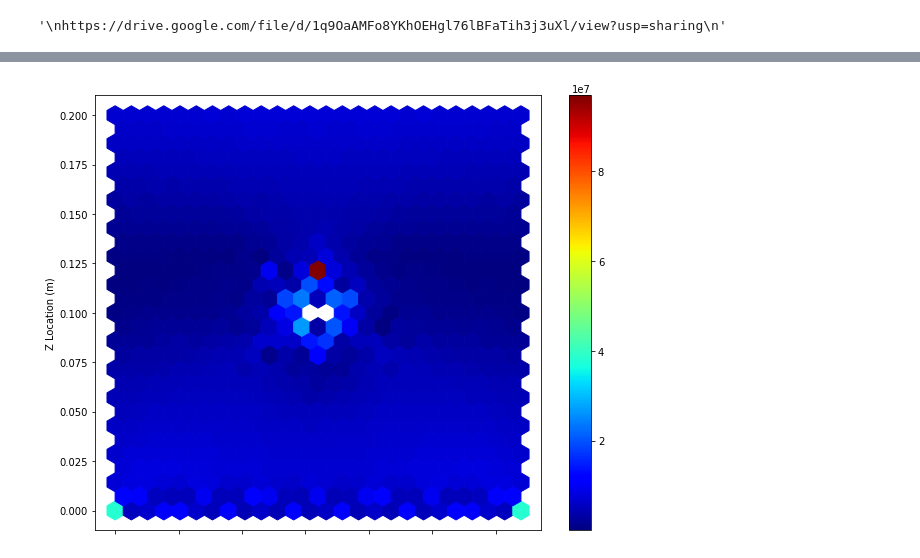
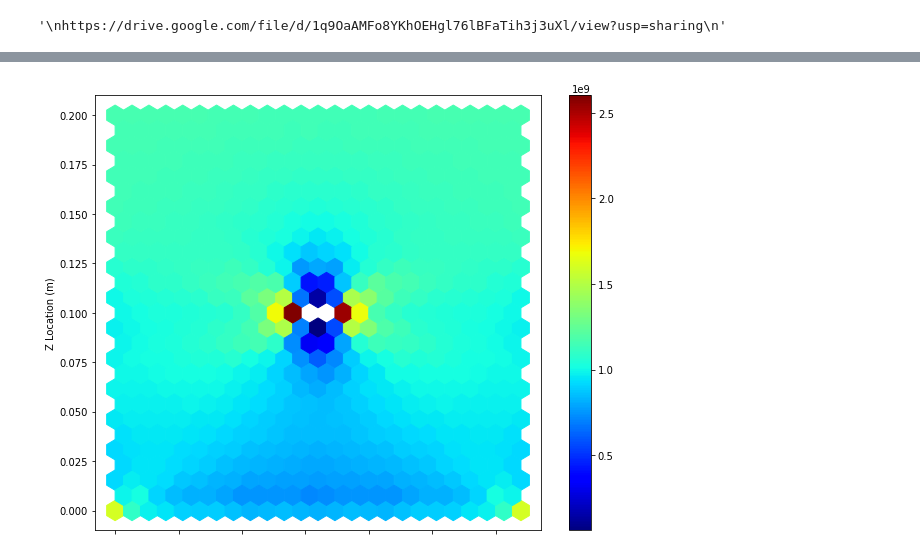
Before and after one commit to platypusjerry/BTP--Data-Driven-Design, a Jupyter notebook: BTP_DDCM.ipynb, the cells around one changed output, grey strips where cells are left out. Drawn from its saved outputs; the diff is of its cells as text; code cells hidden in the pictures.

```diff
--- a/BTP_DDCM.ipynb
+++ b/BTP_DDCM.ipynb
@@ -130,6 +192,9 @@ Pipeline(memory=None,
 # %%
 df_temp_test = df_test[['X Location (m)', 'Y Location (m)', 'Z Location (m)', 'Total Deformation (m)', 'Equivalent Elastic Strain (m/m)']]
 X_test = df_temp_test.to_numpy()
+
+y_test = df_test['Maximum Principal Stress (Pa)']
+y_test = y_test.to_numpy()
 # %%
 pred = reg.predict(X_test)
 pred
@@ -139,5 +210,6 @@ array([1.22818489e+09, 1.22178898e+09, 1.22818492e+09, ...,
 # %%
 xd = pd.DataFrame(data=pred, columns=['Predicted stress field (Pa)'])
+cd = pd.DataFrame(data= y_test, columns=['Actual Maximum Principal Stress (Pa)'] )
 #pd.to_csv("pred_result.csv")
 '''
 https://drive.google.com/file/d/1q9OaAMFo8YKhOEHgl76lBFaTih3j3uXl/view?usp=sharing
@@ -145,7 +217,7 @@ https://drive.google.com/file/d/1q9OaAMFo8YKhOEHgl76lBFaTih3j3uXl/view?usp=shari
 # %% [output]
 '\nhttps://drive.google.com/file/d/1q9OaAMFo8YKhOEHgl76lBFaTih3j3uXl/view?usp=sharing\n'
 # %%
-plt_temp = df_test[['X Location (m)', 'Y Location (m)', 'Z Location (m)', 'Total Deformation (m)' ]]
-df_plot = pd.concat([xd, plt_temp], axis=1)
+plt_temp = df_test[['X Location (m)', 'Y Location (m)', 'Z Location (m)', 'Total Deformation (m)', 'Maximum Principal Elastic Strain (m/m)' ]]
+df_plot = pd.concat([xd, cd, plt_temp], axis=1)
 df_plot
 # %% [output]
@@ -168,6 +249,6 @@ df_plot
 # %%
 from sklearn.metrics.pairwise import paired_distances
-actual_stress = df_test['Equivalent (von-Mises) Stress (Pa)'].to_numpy()
+actual_stress = df_plot['Actual Maximum Principal Stress (Pa)'].to_numpy()
 X = actual_stress.reshape(-1,1)
 Y = pred.reshape(-1,1)
 z = paired_distances(X, Y)
@@ -207,6 +288,6 @@ err_check
 11337 rows × 3 columns
 # %%
 plot = err_check.plot.hexbin(x="X Location (m)", y="Z Location (m)", C="error_dist",
-                             xlabel="X location (m)", cmap='jet', gridsize=25, figsize=(10,8), legend=True)
+                             xlabel="X location (m)", cmap='jet', gridsize=24, figsize=(10,8), legend=True)
 # %% [output]
-[figure, old version]
+[figure, new version]
```
Also changed, not shown: parts of 19 cells of this notebook.
